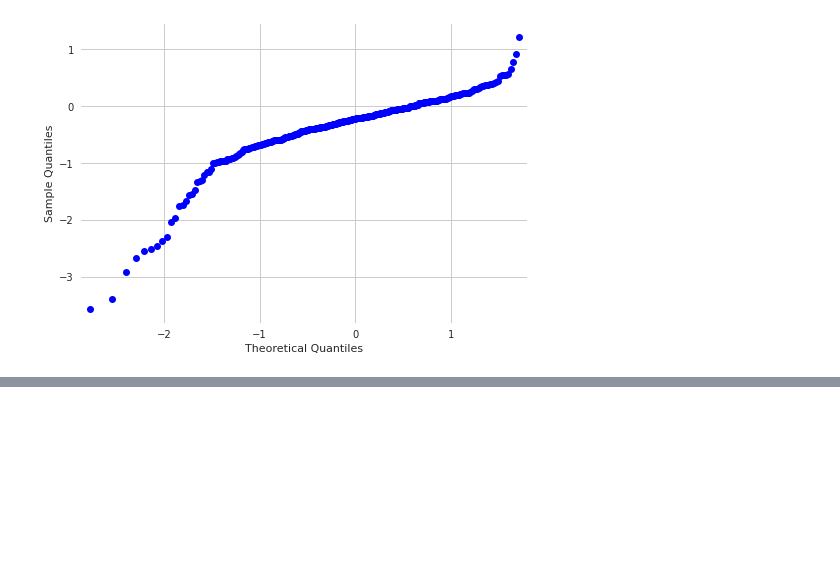
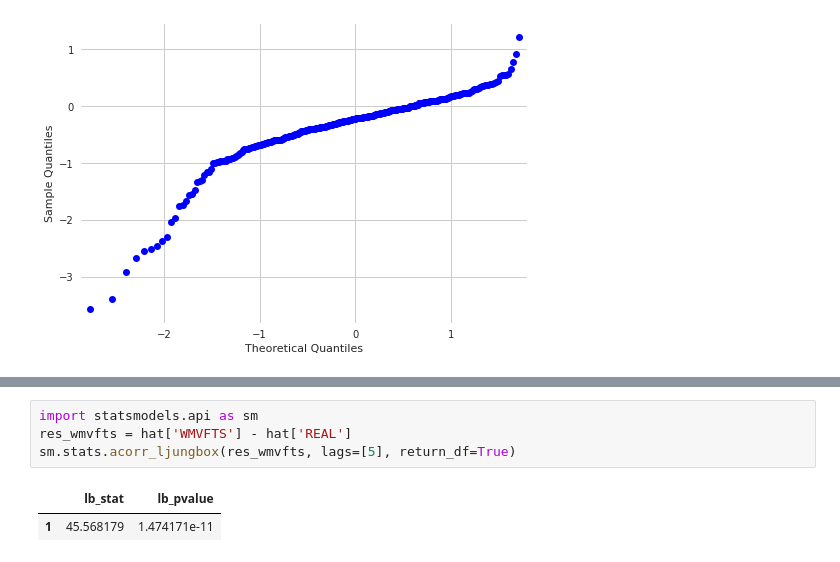
Before and after one commit to PatriciaLucas/CausalForecasting, a Jupyter notebook: Experimentos.ipynb, the cells around one changed output, grey strips where cells are left out. Drawn from its saved outputs; the diff is of its cells as text; blank space fills up the shorter version.

```diff
--- a/Experimentos.ipynb
+++ b/Experimentos.ipynb
@@ -217,0 +253,7 @@ cf.plot_residuals(hat['CMTS'], hat['REAL'])
+# %%
+import statsmodels.api as sm
+res_wmvfts = hat['WMVFTS'] - hat['REAL']
+sm.stats.acorr_ljungbox(res_wmvfts, lags=[5], return_df=True)
+# %% [output]
+|  | lb_stat | lb_pvalue |
+| 1 | 45.568179 | 1.474171e-11 |
```
Also changed, not shown: parts of 15 cells of this notebook.
